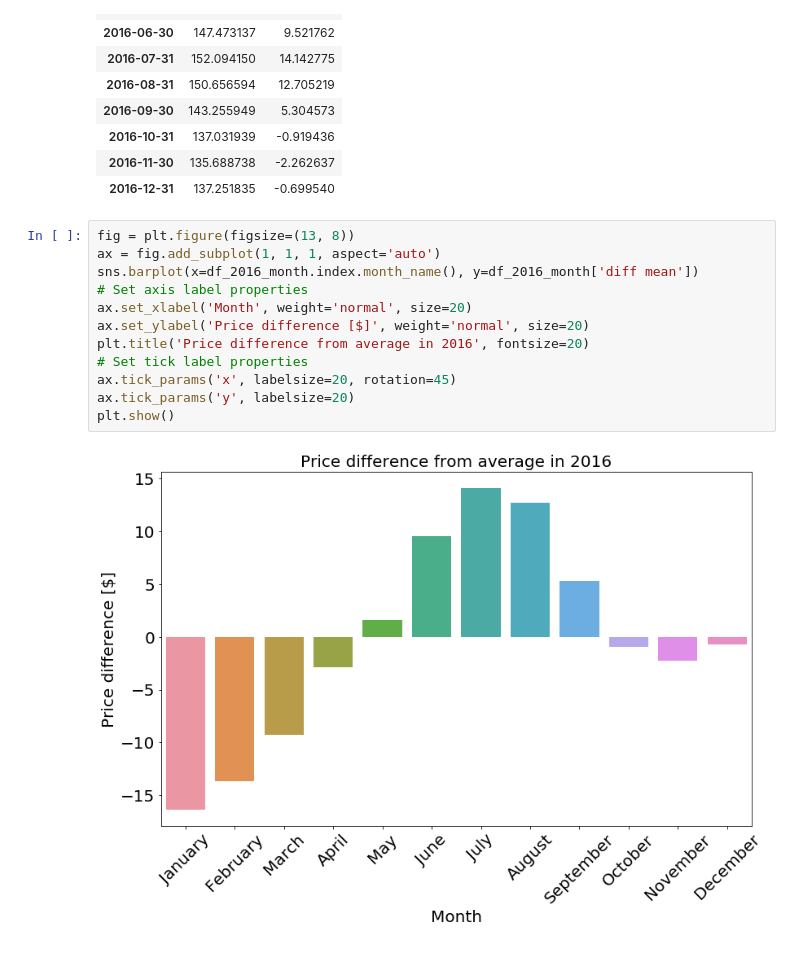
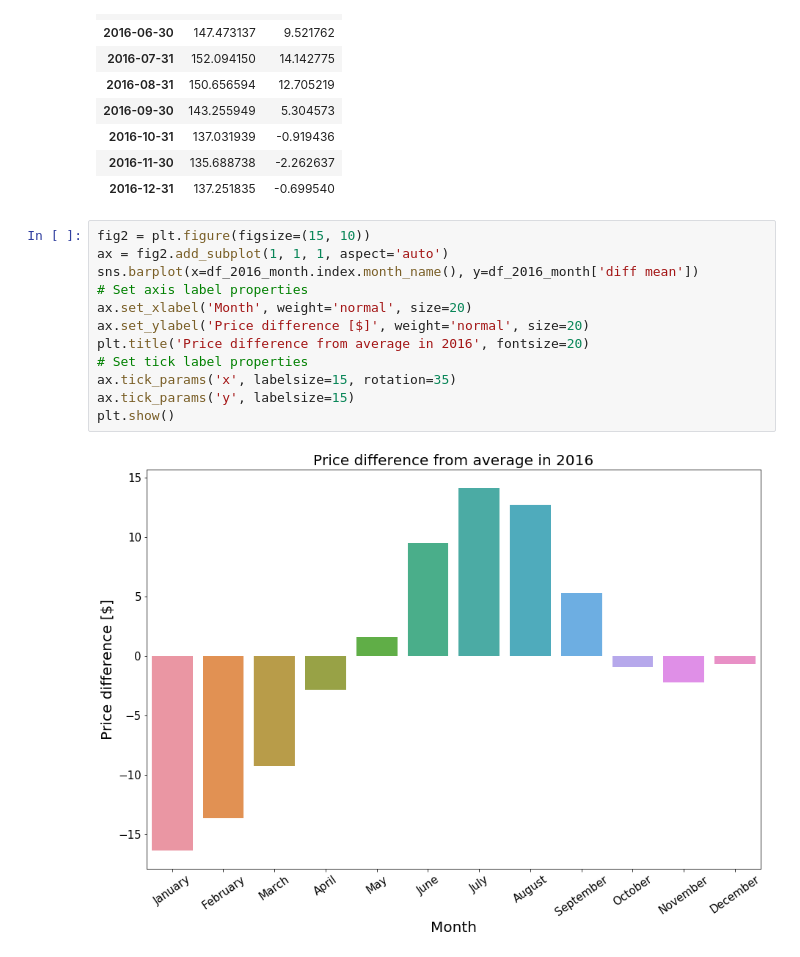
Before and after one commit to Jaouadeddadsi/Seattle-Airbnb-Open-Data, a Jupyter notebook: busiest_times_to_visit_Seattle.ipynb, the cells around one changed output. Cells and saved outputs as stored; diff of their text form.

```diff
--- a/busiest_times_to_visit_Seattle.ipynb
+++ b/busiest_times_to_visit_Seattle.ipynb
@@ -174,16 +178,16 @@ df_2016_month
 | 2016-11-30 | 135.688738 | -2.262637 |
 | 2016-12-31 | 137.251835 | -0.699540 |
 # %%
-fig = plt.figure(figsize=(13, 8))
-ax = fig.add_subplot(1, 1, 1, aspect='auto')
+fig2 = plt.figure(figsize=(15, 10))
+ax = fig2.add_subplot(1, 1, 1, aspect='auto')
 sns.barplot(x=df_2016_month.index.month_name(), y=df_2016_month['diff mean'])
 # Set axis label properties
 ax.set_xlabel('Month', weight='normal', size=20)
 ax.set_ylabel('Price difference [$]', weight='normal', size=20)
 plt.title('Price difference from average in 2016', fontsize=20)
 # Set tick label properties
-ax.tick_params('x', labelsize=20, rotation=45)
-ax.tick_params('y', labelsize=20)
+ax.tick_params('x', labelsize=15, rotation=35)
+ax.tick_params('y', labelsize=15)
 plt.show()
 # %% [output]
-[figure, old version]
+[figure, new version]
```
Also changed, not shown: parts of 2 cells of this notebook, 3 other files.
